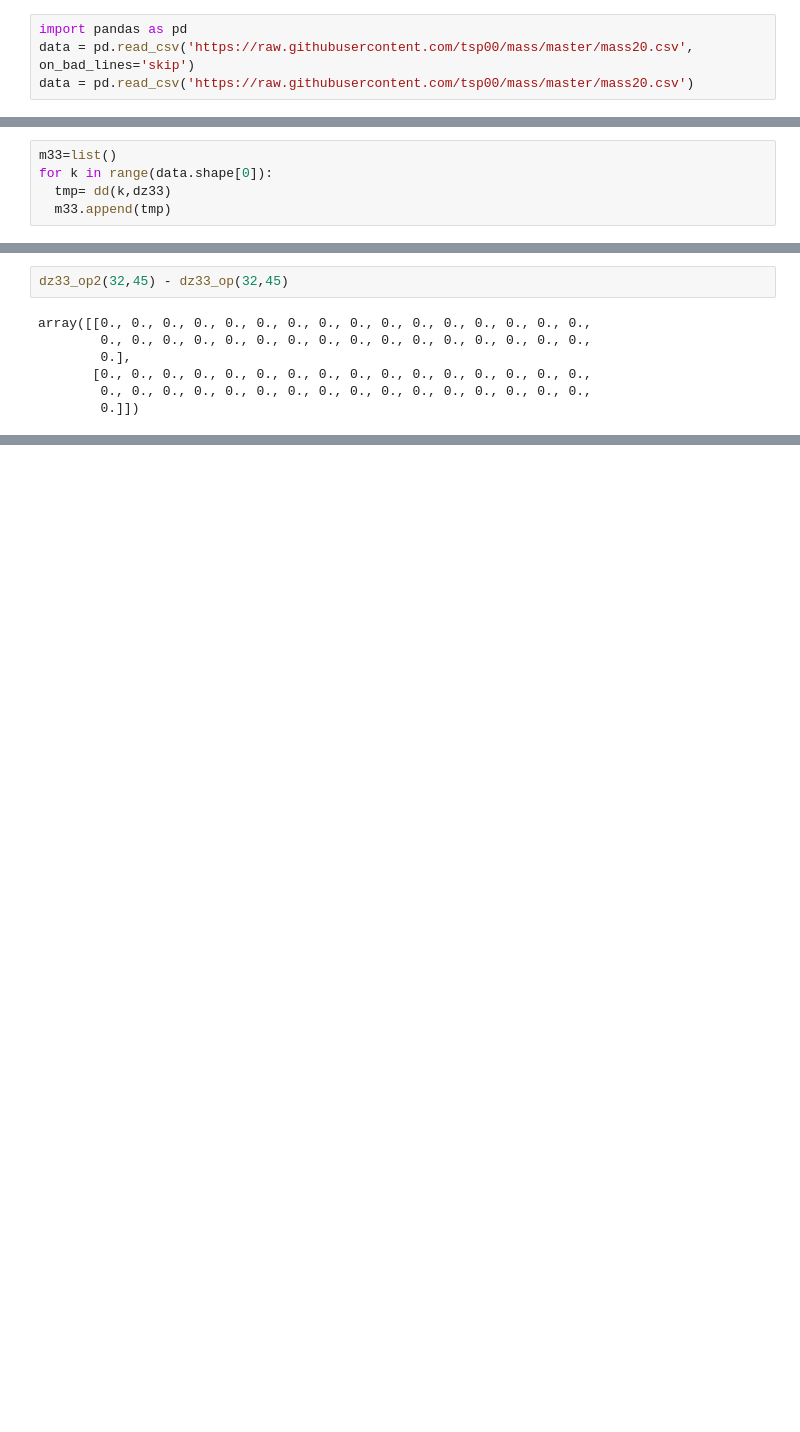
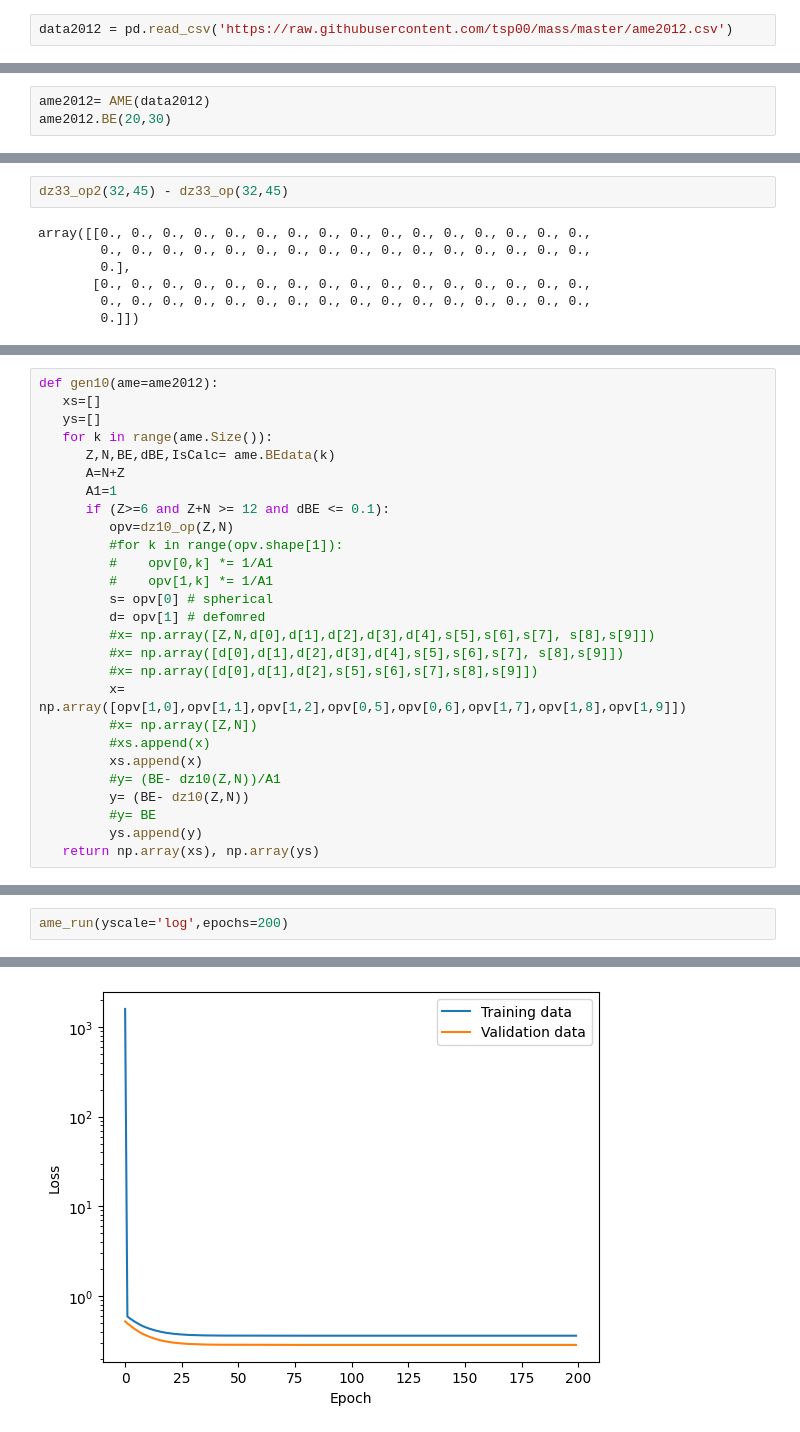
Before and after one commit to tsp00/mass, a Jupyter notebook: mass_ann.ipynb, the cells around one changed output, grey strips where cells are left out. Saved outputs shown, nothing was run; the diff lists cells and outputs as text; blank space fills up the shorter version.

```diff
--- a/mass_ann.ipynb
+++ b/mass_ann.ipynb
@@ -617,6 +526,4 @@ Test Loss and Accuracy -> 72.9636001586914
 #if __name__== '__main__':
 #  main()
 # %%
-import pandas as pd
-data = pd.read_csv('https://raw.githubusercontent.com/tsp00/mass/master/mass20.csv', on_bad_lines='skip')
-data = pd.read_csv('https://raw.githubusercontent.com/tsp00/mass/master/mass20.csv')
+data2012 = pd.read_csv('https://raw.githubusercontent.com/tsp00/mass/master/ame2012.csv')
@@ -658,0 +586,3 @@ data
+# %%
+ame2012= AME(data2012)
+ame2012.BE(20,30)
@@ -750,5 +693,0 @@ x1
-# %%
-m33=list()
-for k in range(data.shape[0]):
-  tmp= dd(k,dz33)
-  m33.append(tmp)
@@ -997,0 +1150,27 @@ array([[0., 0., 0., 0., 0., 0., 0., 0., 0., 0., 0., 0., 0., 0., 0., 0.,
+# %%
+def gen10(ame=ame2012):
+   xs=[]
+   ys=[]
+   for k in range(ame.Size()):
+      Z,N,BE,dBE,IsCalc= ame.BEdata(k)
+      A=N+Z
+      A1=1
+      if (Z>=6 and Z+N >= 12 and dBE <= 0.1):
+         opv=dz10_op(Z,N)
+         #for k in range(opv.shape[1]):
+         #    opv[0,k] *= 1/A1
+         #    opv[1,k] *= 1/A1
+         s= opv[0] # spherical
+         d= opv[1] # defomred
+         #x= np.array([Z,N,d[0],d[1],d[2],d[3],d[4],s[5],s[6],s[7], s[8],s[9]])
+         #x= np.array([d[0],d[1],d[2],d[3],d[4],s[5],s[6],s[7], s[8],s[9]])
+         #x= np.array([d[0],d[1],d[2],s[5],s[6],s[7],s[8],s[9]])
+         x= np.array([opv[1,0],opv[1,1],opv[1,2],opv[0,5],opv[0,6],opv[1,7],opv[1,8],opv[1,9]])
+         #x= np.array([Z,N])
+         #xs.append(x)
+         xs.append(x)
+         #y= (BE- dz10(Z,N))/A1
+         y= (BE- dz10(Z,N))
+         #y= BE
+         ys.append(y)
+   return np.array(xs), np.array(ys)
@@ -997,0 +1261,3 @@ array([[0., 0., 0., 0., 0., 0., 0., 0., 0., 0., 0., 0., 0., 0., 0., 0.,
+# %%
+ame_run(yscale='log',epochs=200)
+# %% [output]
@@ -997,0 +1281 @@ array([[0., 0., 0., 0., 0., 0., 0., 0., 0., 0., 0., 0., 0., 0., 0., 0.,
+[figure, added]
```
Also changed, not shown: parts of 59 cells of this notebook.
